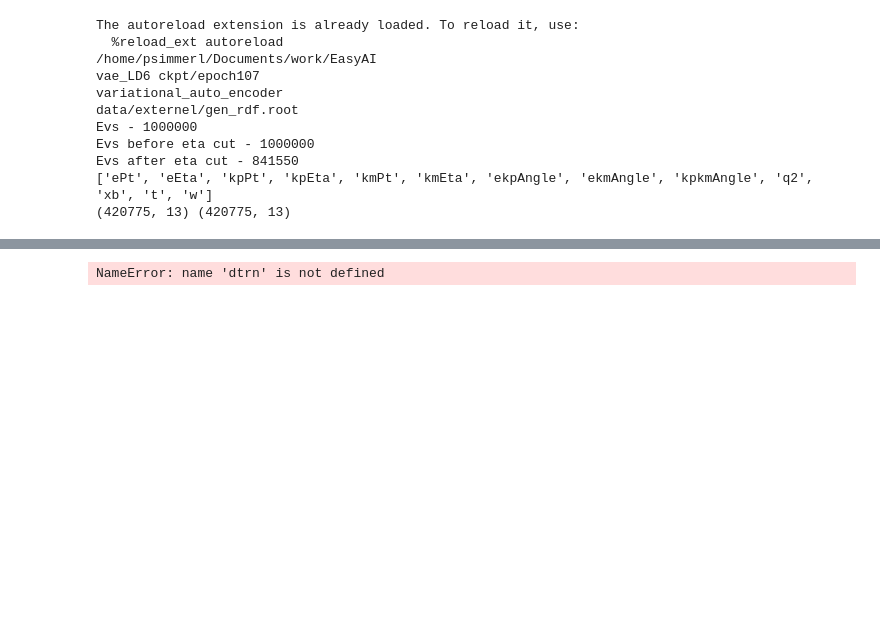
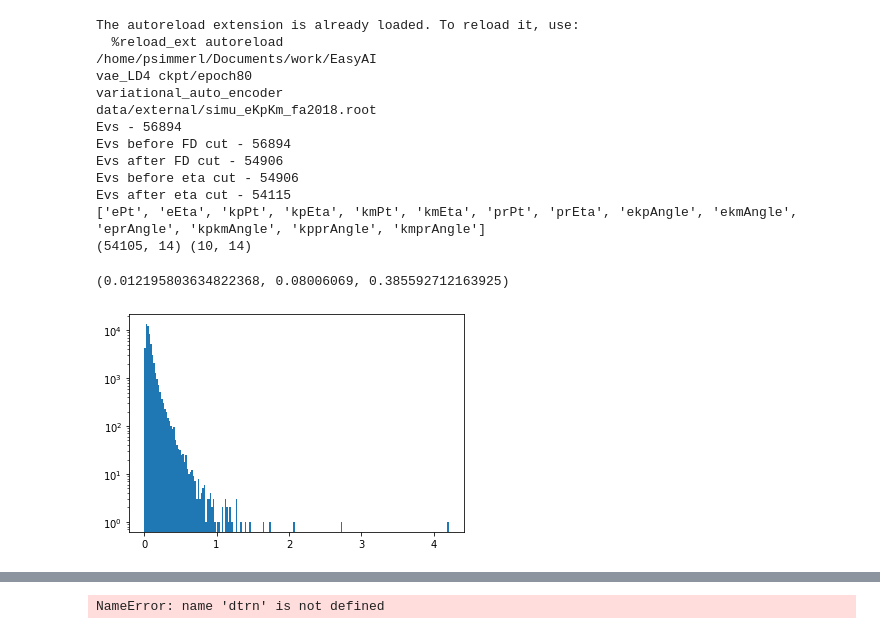
Before and after one commit to psimmerl/EasyAI, a Jupyter notebook: notebooks/analysis.ipynb, the cells around one changed output, grey strips where cells are left out. Cells and saved outputs as stored; diff of their text form; code cells hidden in the pictures; blank space fills up the shorter version.

```diff
--- a/notebooks/analysis.ipynb
+++ b/notebooks/analysis.ipynb
@@ -20,8 +20,8 @@ import matplotlib.pyplot as plt
 
 ##############
 
-epoch = 107
-mname = 'vae_LD6'
+epoch = 80
+mname = 'vae_LD4'
 
 ##############
 
@@ -44,7 +44,7 @@ ELE_MASS = 0.000510999
 PRO_MASS = 0.938272
 KAON_MASS = 0.493677
 
-data_dir = 'data/externel'
+data_dir = 'data/external'
 
 ##############
 
@@ -52,7 +52,8 @@ model = load_model(f'{model_dir}/{version}')
 sclr = load(f'{model_dir}/scaler.joblib')
 print(model.name)
 # trn, tst, _ = parse_data(data_dir+'/'+'eKpKm_fa2018_sp2019.root')
-trn, tst, _ = parse_data(data_dir+'/'+'gen_rdf.root')
+# trn, tst, _ = parse_data(data_dir+'/'+'gen_rdf.root')
+trn, tst, _ = parse_data(data_dir+'/'+'simu_eKpKm_fa2018.root')
 
 
 if 'generative_adversarial_network' in model.name:
@@ -60,8 +61,15 @@ if 'generative_adversarial_network' in model.name:
   gen = model.generator(rlvs, training=False)
 
 elif 'variational_auto_encoder' in model.name:
-  rlvs = tf.random.normal((len(trn), 6))#model.latent_dim))#128))
+  out_ = model(trn)#, model='d')
+  if len(out_) == 4:
+    z_mean, z_log_var, z, rec = out_
+  else:
+    z, rec = out_
+  logits = np.mean((trn - rec)**2, axis=1, keepdims=True)
+  rlvs = tf.random.normal((len(trn), z.shape[1]))#model.latent_dim))#128))
   gen = model.decoder(rlvs, training=False)
+
 
 real = dict(zip(feats,
         sclr.inverse_transform(trn).T))
@@ -105,14 +113,23 @@ for k in real:
 The autoreload extension is already loaded. To reload it, use:
   %reload_ext autoreload
 /home/psimmerl/Documents/work/EasyAI
-vae_LD6 ckpt/epoch107
+vae_LD4 ckpt/epoch80
 variational_auto_encoder
-data/externel/gen_rdf.root
-Evs - 1000000
-Evs before eta cut - 1000000
-Evs after eta cut - 841550
-['ePt', 'eEta', 'kpPt', 'kpEta', 'kmPt', 'kmEta', 'ekpAngle', 'ekmAngle', 'kpkmAngle', 'q2', 'xb', 't', 'w']
-(420775, 13) (420775, 13)
+data/external/simu_eKpKm_fa2018.root
+Evs - 56894
+Evs before FD cut - 56894
+Evs after FD cut - 54906
+Evs before eta cut - 54906
+Evs after eta cut - 54115
+['ePt', 'eEta', 'kpPt', 'kpEta', 'kmPt', 'kmEta', 'prPt', 'prEta', 'ekpAngle', 'ekmAngle', 'eprAngle', 'kpkmAngle', 'kpprAngle', 'kmprAngle']
+(54105, 14) (10, 14)
+# %%
+plt.hist(logits, bins=200)
+plt.yscale('log')
+np.percentile(logits, 1.), np.mean(logits), np.percentile(logits, 99.)
+# %% [output]
+(0.012195803634822368, 0.08006069, 0.385592712163925)
+[figure, added]
 # %%
 rows, cols = np.ceil(np.sqrt(trn.shape[1])), np.ceil(np.sqrt(trn.shape[1]))
 rows, cols = int(rows), int(cols)
```
Also changed, not shown: parts of 1 cell of this notebook, 3 other files.
